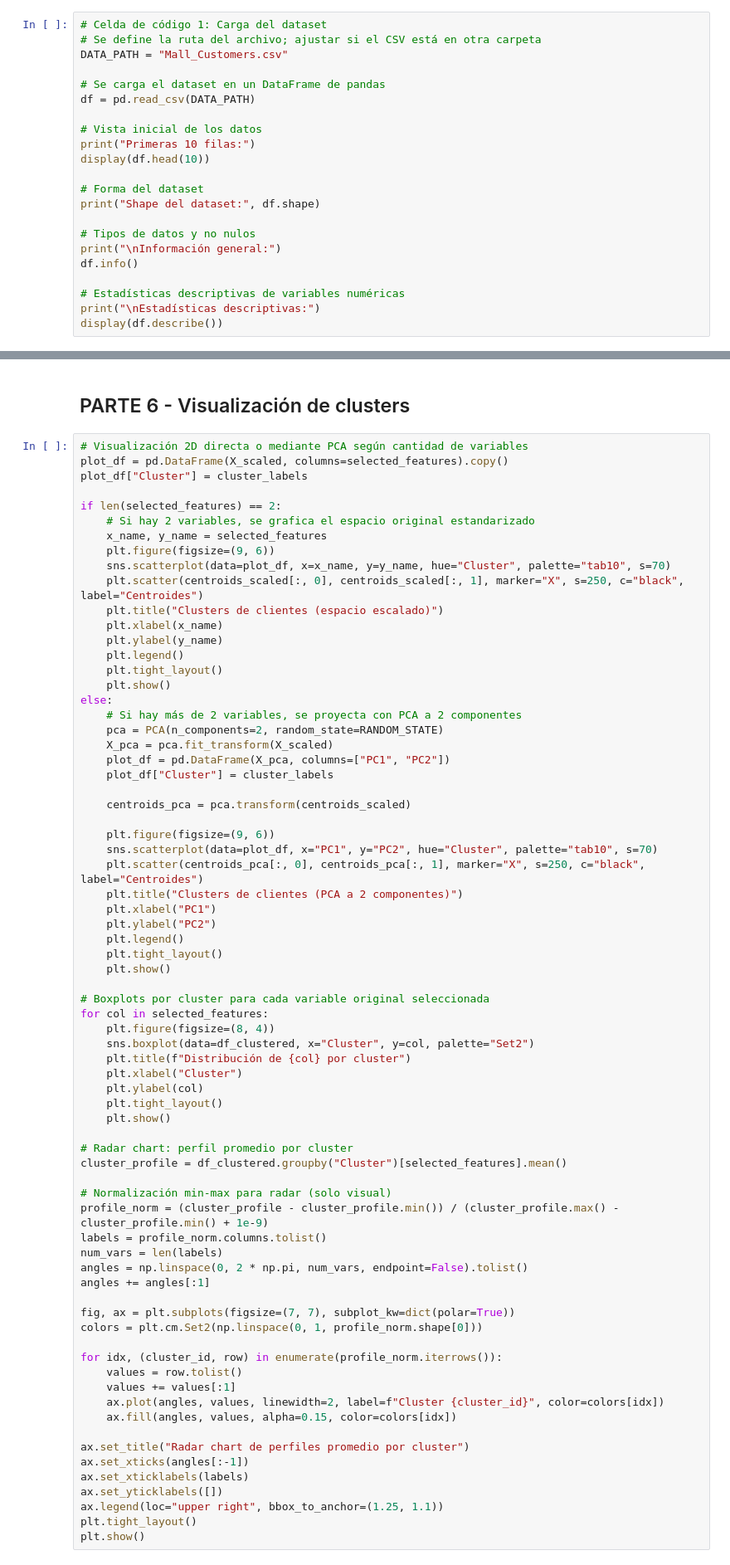
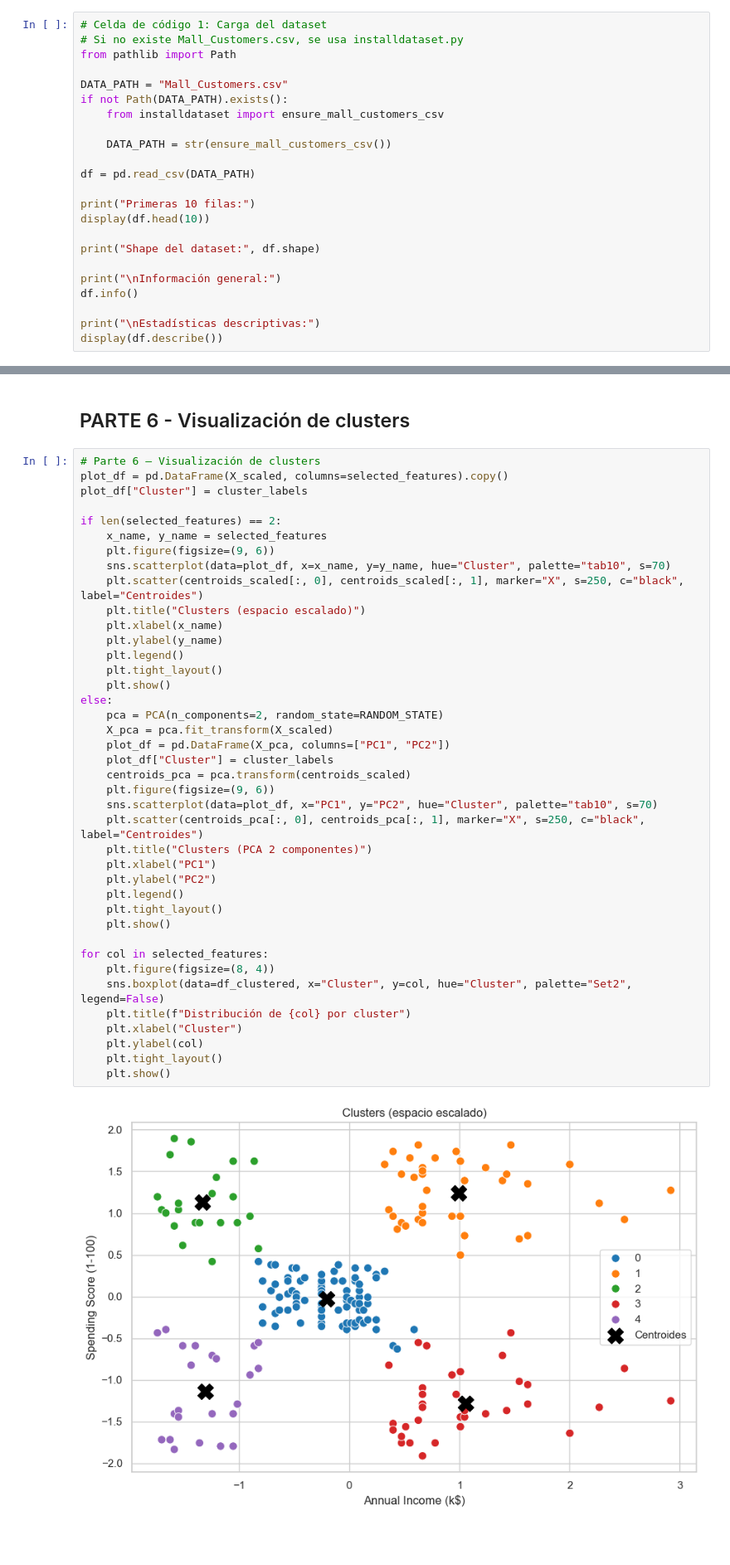
Before and after one commit to T0m4s1n/TAllerFinalMineria6, a Jupyter notebook: kmeans_segmentacion_clientes.ipynb, the cells around one changed output, grey strips where cells are left out. Shown at 83% size. Drawn from its saved outputs; the diff is of its cells as text; blank space fills up the shorter version.

```diff
--- a/kmeans_segmentacion_clientes.ipynb
+++ b/kmeans_segmentacion_clientes.ipynb
@@ -35,24 +37,25 @@ RANDOM_STATE = 42
 ## PARTE 1 - Exploración de Datos
 # %%
 # Celda de código 1: Carga del dataset
-# Se define la ruta del archivo; ajustar si el CSV está en otra carpeta
+# Si no existe Mall_Customers.csv, se usa installdataset.py
+from pathlib import Path
+
 DATA_PATH = "Mall_Customers.csv"
+if not Path(DATA_PATH).exists():
+    from installdataset import ensure_mall_customers_csv
 
-# Se carga el dataset en un DataFrame de pandas
+    DATA_PATH = str(ensure_mall_customers_csv())
+
 df = pd.read_csv(DATA_PATH)
 
-# Vista inicial de los datos
 print("Primeras 10 filas:")
 display(df.head(10))
 
-# Forma del dataset
 print("Shape del dataset:", df.shape)
 
-# Tipos de datos y no nulos
 print("\nInformación general:")
 df.info()
 
-# Estadísticas descriptivas de variables numéricas
 print("\nEstadísticas descriptivas:")
 display(df.describe())
 # %% [output]
@@ -430,74 +427,44 @@ SyntaxError: unterminated string literal (detected at line 28) (1149572995.py, l
 # %% [markdown]
 ## PARTE 6 - Visualización de clusters
 # %%
-# Visualización 2D directa o mediante PCA según cantidad de variables
+# Parte 6 — Visualización de clusters
 plot_df = pd.DataFrame(X_scaled, columns=selected_features).copy()
 plot_df["Cluster"] = cluster_labels
 
 if len(selected_features) == 2:
-    # Si hay 2 variables, se grafica el espacio original estandarizado
     x_name, y_name = selected_features
     plt.figure(figsize=(9, 6))
     sns.scatterplot(data=plot_df, x=x_name, y=y_name, hue="Cluster", palette="tab10", s=70)
     plt.scatter(centroids_scaled[:, 0], centroids_scaled[:, 1], marker="X", s=250, c="black", label="Centroides")
-    plt.title("Clusters de clientes (espacio escalado)")
+    plt.title("Clusters (espacio escalado)")
     plt.xlabel(x_name)
     plt.ylabel(y_name)
     plt.legend()
     plt.tight_layout()
     plt.show()
 else:
-    # Si hay más de 2 variables, se proyecta con PCA a 2 componentes
     pca = PCA(n_components=2, random_state=RANDOM_STATE)
     X_pca = pca.fit_transform(X_scaled)
     plot_df = pd.DataFrame(X_pca, columns=["PC1", "PC2"])
     plot_df["Cluster"] = cluster_labels
-
     centroids_pca = pca.transform(centroids_scaled)
-
     plt.figure(figsize=(9, 6))
     sns.scatterplot(data=plot_df, x="PC1", y="PC2", hue="Cluster", palette="tab10", s=70)
     plt.scatter(centroids_pca[:, 0], centroids_pca[:, 1], marker="X", s=250, c="black", label="Centroides")
-    plt.title("Clusters de clientes (PCA a 2 componentes)")
+    plt.title("Clusters (PCA 2 componentes)")
     plt.xlabel("PC1")
     plt.ylabel("PC2")
     plt.legend()
     plt.tight_layout()
     plt.show()
 
-# Boxplots por cluster para cada variable original seleccionada
 for col in selected_features:
     plt.figure(figsize=(8, 4))
-    sns.boxplot(data=df_clustered, x="Cluster", y=col, palette="Set2")
+    sns.boxplot(data=df_clustered, x="Cluster", y=col, hue="Cluster", palette="Set2", legend=False)
     plt.title(f"Distribución de {col} por cluster")
     plt.xlabel("Cluster")
     plt.ylabel(col)
     plt.tight_layout()
     plt.show()
-
-# Radar chart: perfil promedio por cluster
-cluster_profile = df_clustered.groupby("Cluster")[selected_features].mean()
-
-# Normalización min-max para radar (solo visual)
-profile_norm = (cluster_profile - cluster_profile.min()) / (cluster_profile.max() - cluster_profile.min() + 1e-9)
-labels = profile_norm.columns.tolist()
-num_vars = len(labels)
-angles = np.linspace(0, 2 * np.pi, num_vars, endpoint=False).tolist()
-angles += angles[:1]
-
-fig, ax = plt.subplots(figsize=(7, 7), subplot_kw=dict(polar=True))
-colors = plt.cm.Set2(np.linspace(0, 1, profile_norm.shape[0]))
-
-for idx, (cluster_id, row) in enumerate(profile_norm.iterrows()):
-    values = row.tolist()
-    values += values[:1]
-    ax.plot(angles, values, linewidth=2, label=f"Cluster {cluster_id}", color=colors[idx])
-    ax.fill(angles, values, alpha=0.15, color=colors[idx])
-
-ax.set_title("Radar chart de perfiles promedio por cluster")
-ax.set_xticks(angles[:-1])
-ax.set_xticklabels(labels)
-ax.set_yticklabels([])
-ax.legend(loc="upper right", bbox_to_anchor=(1.25, 1.1))
-plt.tight_layout()
-plt.show()
+# %% [output]
+[figure, added]
```
Also changed, not shown: parts of 14 cells of this notebook, 1 other file.
